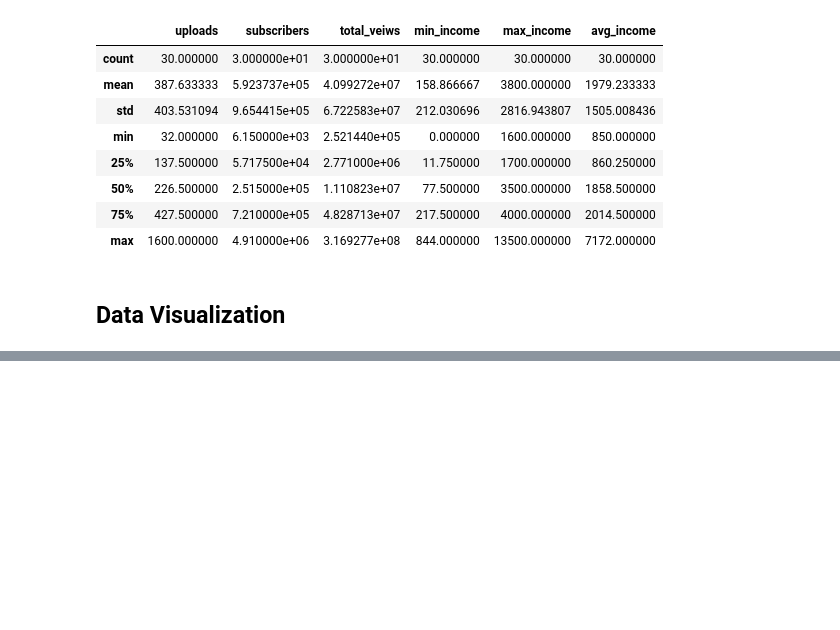
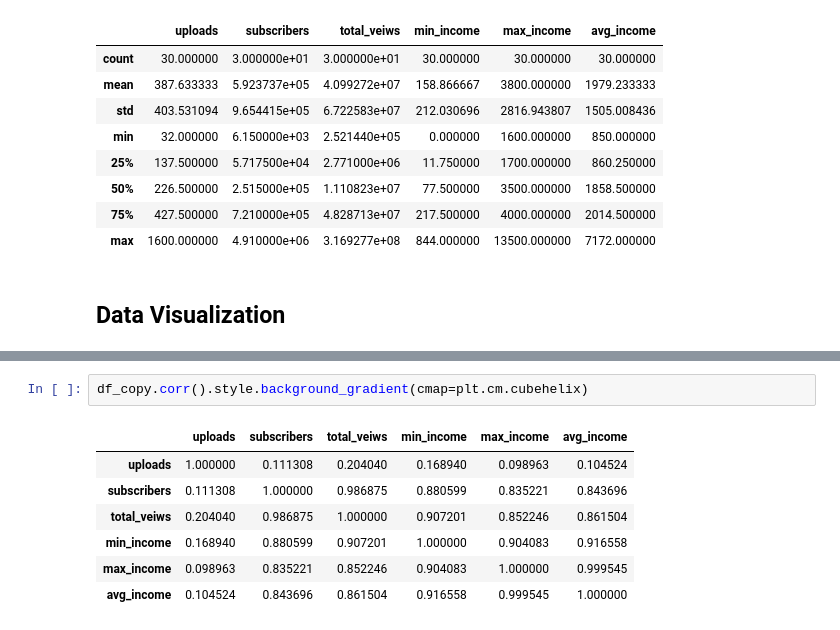
Before and after one commit to dasdebjeet/data_science, a Jupyter notebook: kaggle_practice/yt-topDS-channels-data/model.ipynb, the cells around one changed output, grey strips where cells are left out. Saved outputs shown, nothing was run; the diff lists cells and outputs as text; blank space fills up the shorter version.

```diff
--- a/kaggle_practice/yt-topDS-channels-data/model.ipynb
+++ b/kaggle_practice/yt-topDS-channels-data/model.ipynb
@@ -154,0 +188,10 @@ df_copy.head()
+# %%
+df_copy.corr().style.background_gradient(cmap=plt.cm.cubehelix)
+# %% [output]
+|  | uploads | subscribers | total_veiws | min_income | max_income | avg_income |
+| uploads | 1.000000 | 0.111308 | 0.204040 | 0.168940 | 0.098963 | 0.104524 |
+| subscribers | 0.111308 | 1.000000 | 0.986875 | 0.880599 | 0.835221 | 0.843696 |
+| total_veiws | 0.204040 | 0.986875 | 1.000000 | 0.907201 | 0.852246 | 0.861504 |
+| min_income | 0.168940 | 0.880599 | 0.907201 | 1.000000 | 0.904083 | 0.916558 |
+| max_income | 0.098963 | 0.835221 | 0.852246 | 0.904083 | 1.000000 | 0.999545 |
+| avg_income | 0.104524 | 0.843696 | 0.861504 | 0.916558 | 0.999545 | 1.000000 |
```
Also changed, not shown: parts of 16 cells of this notebook.
